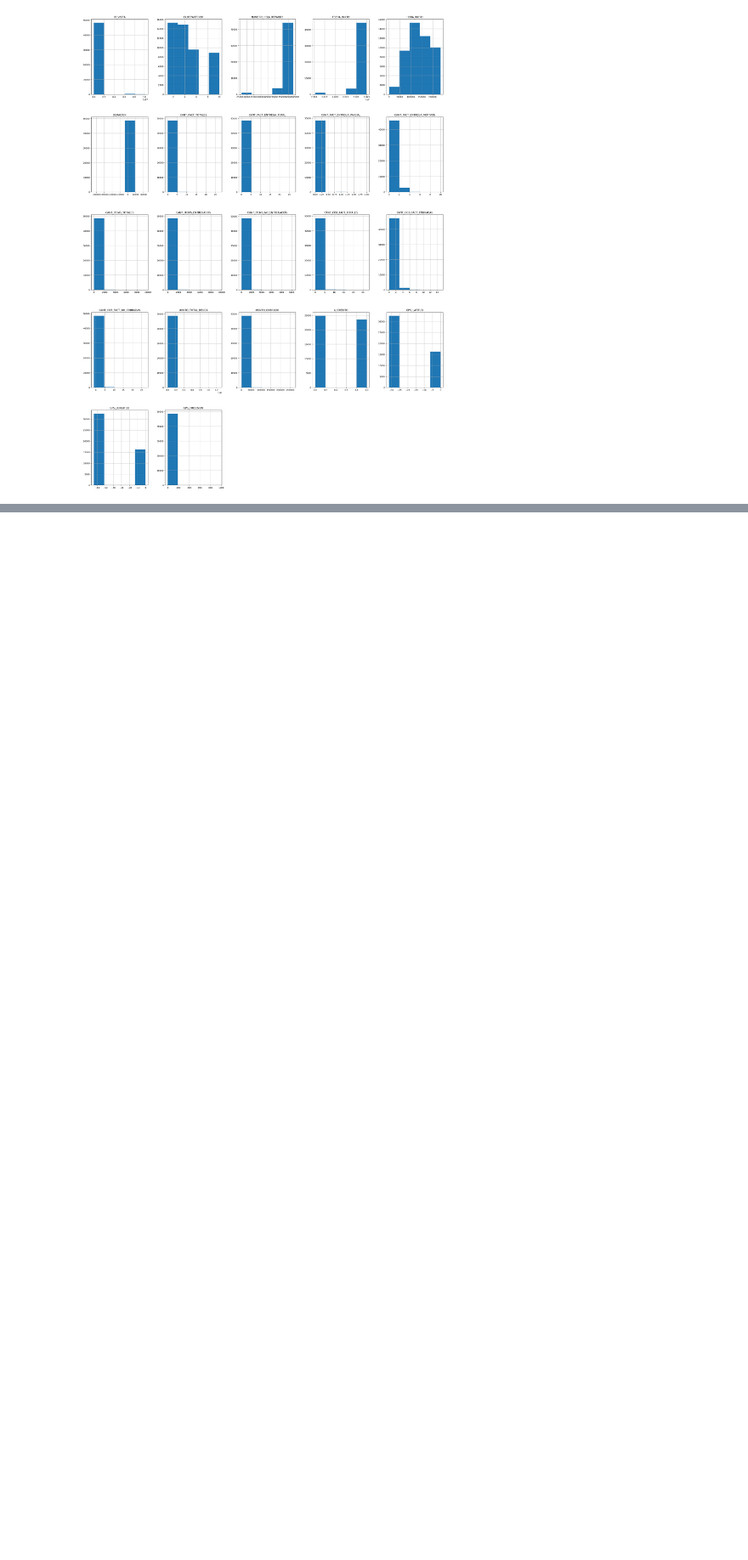
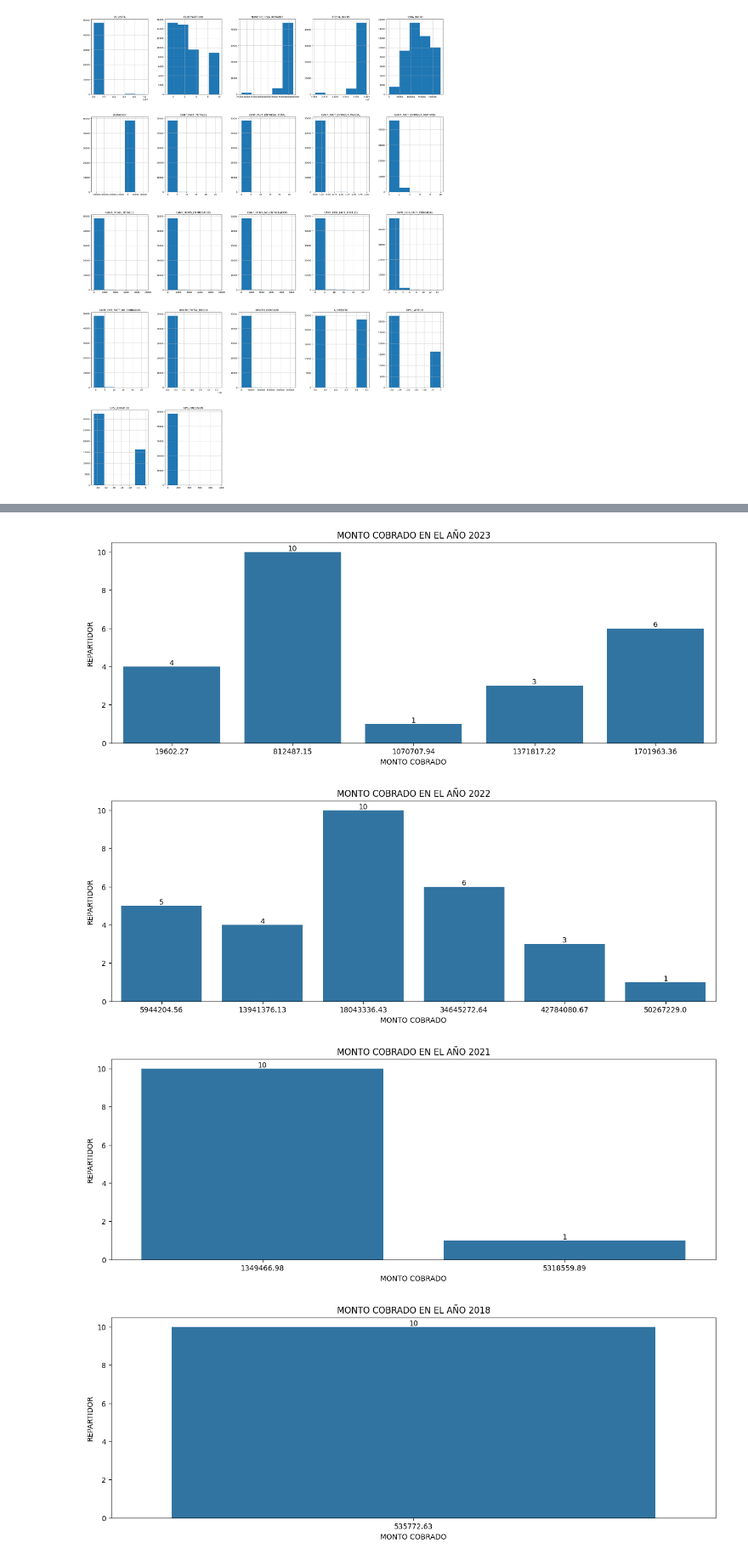
Before and after one commit to Lucaspadula/hackathon_mE, a Jupyter notebook: notebooks/1.0-act_rep-initial-data.ipynb, the cells around one changed output, grey strips where cells are left out. Shown at 85% size. Saved outputs shown, nothing was run; the diff lists cells and outputs as text; code cells hidden in the pictures; blank space fills up the shorter version.

```diff
--- a/notebooks/1.0-act_rep-initial-data.ipynb
+++ b/notebooks/1.0-act_rep-initial-data.ipynb
@@ -132,0 +186,6 @@ plt.show()
+# %%
+df['FECHA_INICIO'] = pd.to_datetime(df['FECHA_INICIO'], format= '%Y%m%d')
+
+df['YEAR'] = df['FECHA_INICIO'].dt.year
+
+df
@@ -132,0 +210,18 @@ plt.show()
+# %%
+years = [2023, 2022, 2021,2018]
+
+for year in years:
+    plt.figure(figsize=(15,5))
+    ax = sns.barplot(
+        x = df[df['YEAR'] == year].groupby('ID_REPARTIDOR')['MONTO_COBRADO'].sum().values,
+        y = df[df['YEAR'] == year].groupby('ID_REPARTIDOR')['MONTO_COBRADO'].sum().index
+    )
+    ax.set(xlabel= 'MONTO COBRADO', ylabel= 'REPARTIDOR', title=f'MONTO COBRADO EN EL AÑO {year}')
+    plt.bar_label(ax.containers[0],size = 10)
+    plt.tight_layout
+    plt.show()
+# %% [output]
+[figure, added]
+[figure, added]
+[figure, added]
+[figure, added]
```
Also changed, not shown: parts of 8 cells of this notebook, 3 other files.
